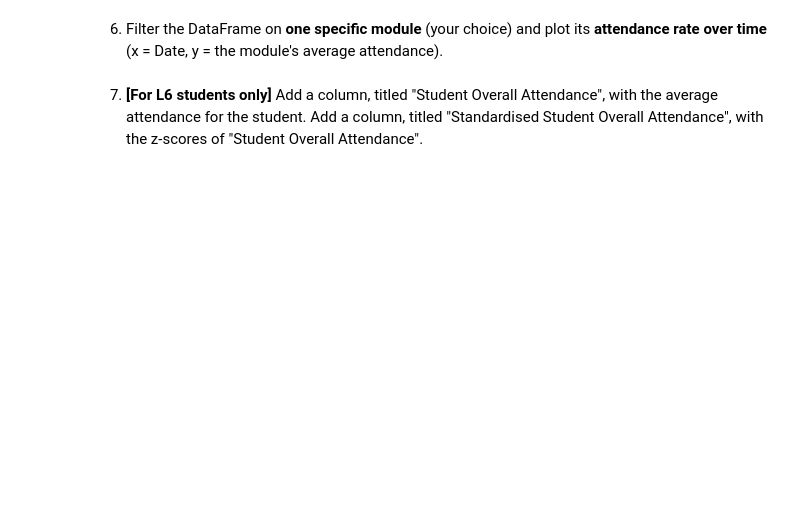
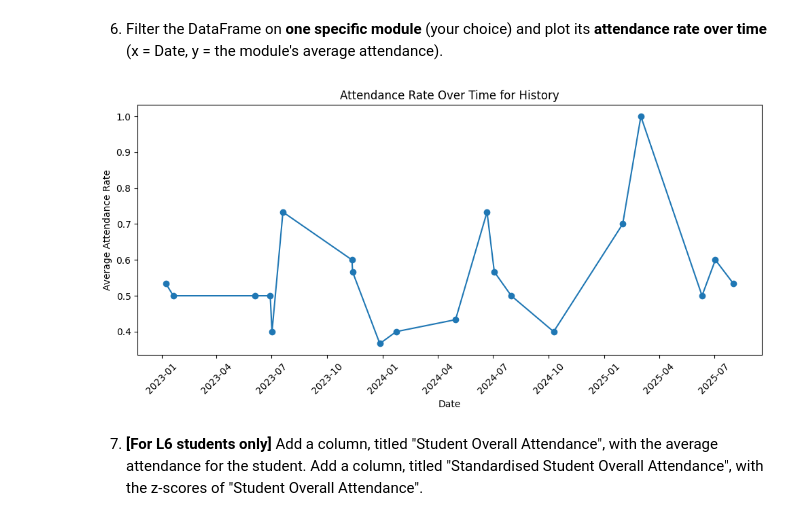
Before and after one commit to tabsbower/M6006_assignment2_23407618514, a Jupyter notebook: summative1-1.ipynb, the cells around one changed output. Saved outputs shown, nothing was run; the diff lists cells and outputs as text; code cells hidden in the pictures; blank space fills up the shorter version.

```diff
--- a/summative1-1.ipynb
+++ b/summative1-1.ipynb
@@ -116,5 +161,18 @@ attendance_df.head()
    | Negative Marks         | NotAttended     |
    | Usage Code             | Attendance Code |
 # %%
-# your code here
-...
+# rename the columns
+attendance_df_new.rename(columns={"Unit Instance Code": "Module Code",
+                                  "Calocc Code": "Year",
+                                  "Long Description": "Module Name",
+                                  "Register Event ID": "Event ID" ,
+                                  "Register Event Slot ID": "Event Slot ID" ,
+                                  "Planned Start Date": "Date" ,
+                                  "is Positive": "Has Attended" ,
+                                  "Postive Marks": "Attended" ,
+                                  "Negative Marks": "NotAttended" ,
+                                  "Usage Code": "Attendance Code"},
+                                  inplace=True)
+
+#display first 5 rows to verify changes
+attendance_df_new.head()
@@ -122,5 +187,8 @@ attendance_df.head()
 5. Convert `Date` to a pandas timestamp.
    > tip: use `pd.to_datetime()`
 # %%
-# your code here
-...
+#convert 'Date' column to datetime format
+attendance_df_new['Date'] = pd.to_datetime(attendance_df_new['Date'])
+
+#verify changes
+attendance_df_new.dtypes
@@ -128,7 +212,23 @@ attendance_df.head()
 6. Filter the DataFrame on **one specific module** (your choice) and plot its **attendance rate over time**
    (x = Date, y = the module's average attendance).
 # %%
-# your code here
-...
+#choose module and filter dataframe for it
+module = 'History'
+module_df = attendance_df_new[attendance_df_new['Module Name'] == module]
+
+#group by date and calculate attendance rate
+attendance_rate = module_df.groupby('Date')['Attended'].mean().reset_index()
+
+#plot attendance rate over time
+plt.figure(figsize=(10,5))
+plt.plot(attendance_rate['Date'], attendance_rate['Attended'], marker='o')
+plt.title(f'Attendance Rate Over Time for {module}')
+plt.xlabel('Date')
+plt.ylabel('Average Attendance Rate')
+plt.xticks(rotation=45)
+plt.tight_layout()
+plt.show()
+# %% [output]
+[figure, added]
 # %% [markdown]
 7. **[For L6 students only]** Add a column, titled "Student Overall Attendance", with the average attendance for the student. Add a column, titled "Standardised Student Overall Attendance", with the z-scores of "Student Overall Attendance".
```
Also changed, not shown: parts of 11 cells of this notebook.
